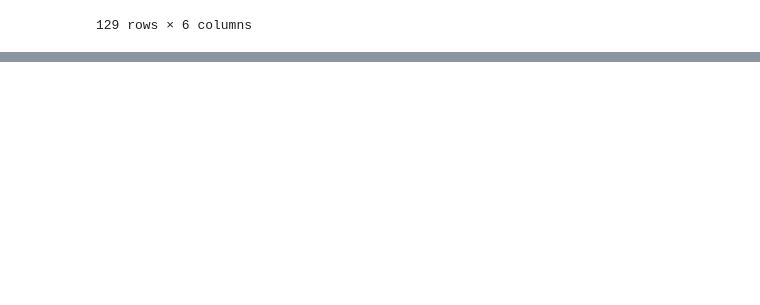
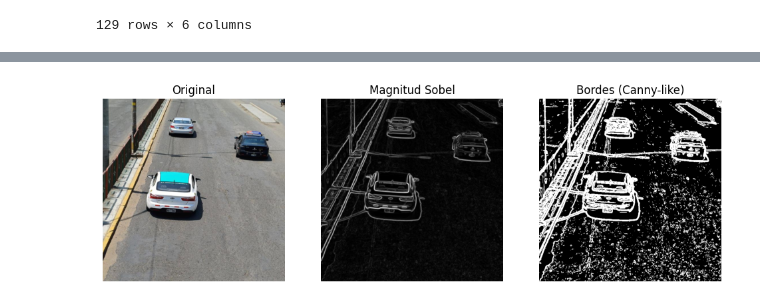
Before and after one commit to MauColab/Autoscan, a Jupyter notebook: ANÁLISIS GEOMÉTRICO.ipynb, the cells around one changed output, grey strips where cells are left out. Cells and saved outputs as stored; diff of their text form; code cells hidden in the pictures; blank space fills up the shorter version.

```diff
--- a/ANÁLISIS GEOMÉTRICO.ipynb
+++ b/ANÁLISIS GEOMÉTRICO.ipynb
@@ -843,0 +305,24 @@ DataFrames creados (copias):
+# %%
+import numpy as np
+from scipy import ndimage as ndi
+
+img = imgs[0]
+if img.ndim == 3:
+    img_gray = np.mean(img, axis=2)
+else:
+    img_gray = img
+
+img_blur = ndi.gaussian_filter(img_gray, sigma=1.2)
+gx = ndi.sobel(img_blur, axis=1)
+gy = ndi.sobel(img_blur, axis=0)
+mag = np.hypot(gx, gy)
+th = np.percentile(mag, 75)
+edges = mag > th
+
+fig, ax = plt.subplots(1,3, figsize=(12,4))
+ax[0].imshow(img, cmap=None); ax[0].set_title('Original'); ax[0].axis('off')
+ax[1].imshow(mag, cmap='gray'); ax[1].set_title('Magnitud Sobel'); ax[1].axis('off')
+ax[2].imshow(edges, cmap='gray'); ax[2].set_title('Bordes (Canny-like)'); ax[2].axis('off')
+plt.show()
+# %% [output]
+[figure, added]
```
Also changed, not shown: parts of 92 cells of this notebook.
